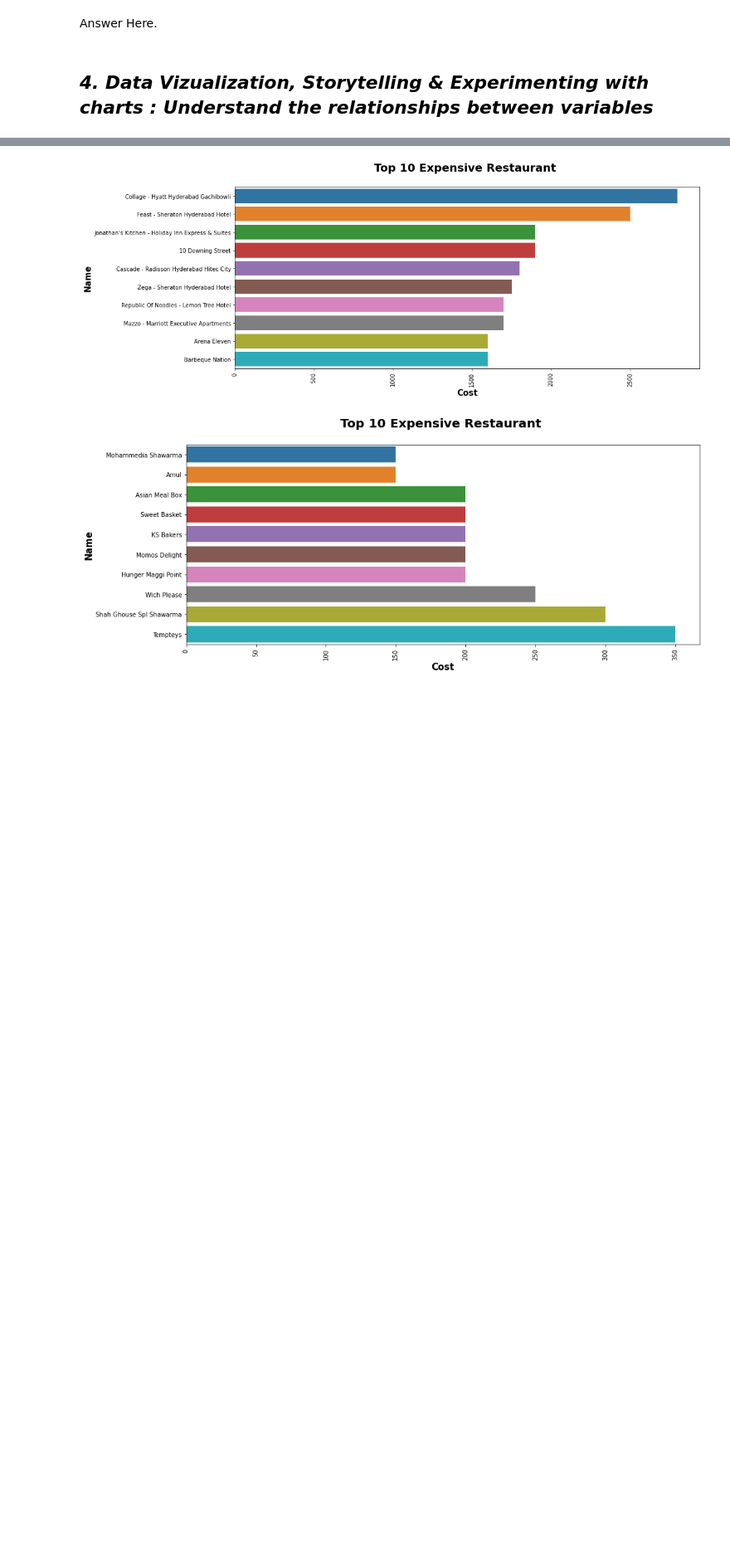
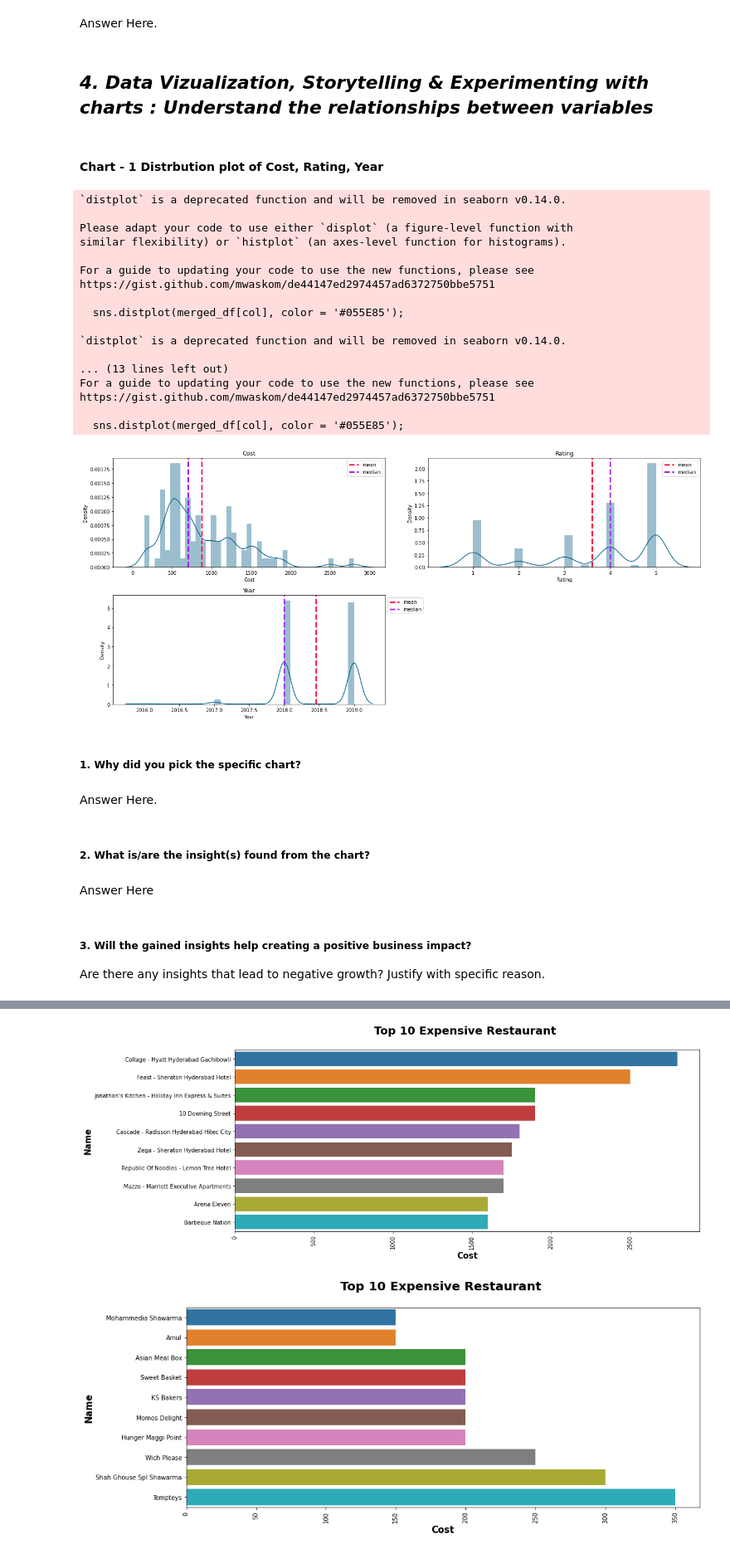
Before and after one commit to Asif-Ansari-bbl/Zomato-Resturent-Clustering-and-Sentiment-Analysis, a Jupyter notebook: Zomato_resturent_Clustering_and_Sentiment_Analysis.ipynb, the cells around one changed output, grey strips where cells are left out. Shown at 83% size. Drawn from its saved outputs; the diff is of its cells as text; code cells hidden in the pictures; blank space fills up the shorter version.

```diff
--- a/Zomato_resturent_Clustering_and_Sentiment_Analysis.ipynb
+++ b/Zomato_resturent_Clustering_and_Sentiment_Analysis.ipynb
@@ -589,0 +622,5 @@ array([2019., 2018., 2017., 2016., 1970.,   nan])
+# %%
+#merging both data frame
+resturent_df = resturent_df.rename(columns = {'Name':'Restaurant'})
+merged_df = resturent_df.merge(review_df, on = 'Restaurant')
+merged_df.shape
@@ -593,3 +641,48 @@ array([2019., 2018., 2017., 2016., 1970.,   nan])
 Answer Here.
 # %% [markdown]
 ## ***4. Data Vizualization, Storytelling & Experimenting with charts : Understand the relationships between variables***
+# %% [markdown]
+#### Chart - 1  Distrbution plot of Cost, Rating, Year
+# %%
+# Chart - 9 visualization code
+plt.figure(figsize = (18,8));
+for i,col in enumerate(['Cost','Rating','Year']) :
+    # plt.figure(figsize = (8,5));
+    plt.subplot(2,2,i+1);
+    sns.distplot(merged_df[col], color = '#055E85');
+    feature = merged_df[col]
+    plt.axvline(feature.mean(), color='#ff033e', linestyle='dashed', linewidth=3,label= 'mean');  #red
+    plt.axvline(feature.median(), color='#A020F0', linestyle='dashed', linewidth=3,label='median'); #cyan
+    plt.legend(bbox_to_anchor = (1.0, 1))
+    plt.title(f'{col.title()}');
+    plt.tight_layout();
+# %% [output]
+`distplot` is a deprecated function and will be removed in seaborn v0.14.0.
+
+Please adapt your code to use either `displot` (a figure-level function with
+similar flexibility) or `histplot` (an axes-level function for histograms).
+
+For a guide to updating your code to use the new functions, please see
+https://gist.github.com/mwaskom/de44147ed2974457ad6372750bbe5751
+
+  sns.distplot(merged_df[col], color = '#055E85');
+
+`distplot` is a deprecated function and will be removed in seaborn v0.14.0.
+
+... (13 lines left out)
+For a guide to updating your code to use the new functions, please see
+https://gist.github.com/mwaskom/de44147ed2974457ad6372750bbe5751
+
+  sns.distplot(merged_df[col], color = '#055E85');
+[figure, added]
+# %% [markdown]
+##### 1. Why did you pick the specific chart?
+# %% [markdown]
+Answer Here.
+# %% [markdown]
+##### 2. What is/are the insight(s) found from the chart?
+# %% [markdown]
+Answer Here
+# %% [markdown]
+##### 3. Will the gained insights help creating a positive business impact?
+Are there any insights that lead to negative growth? Justify with specific reason.
```
Also changed, not shown: parts of 56 cells of this notebook.
